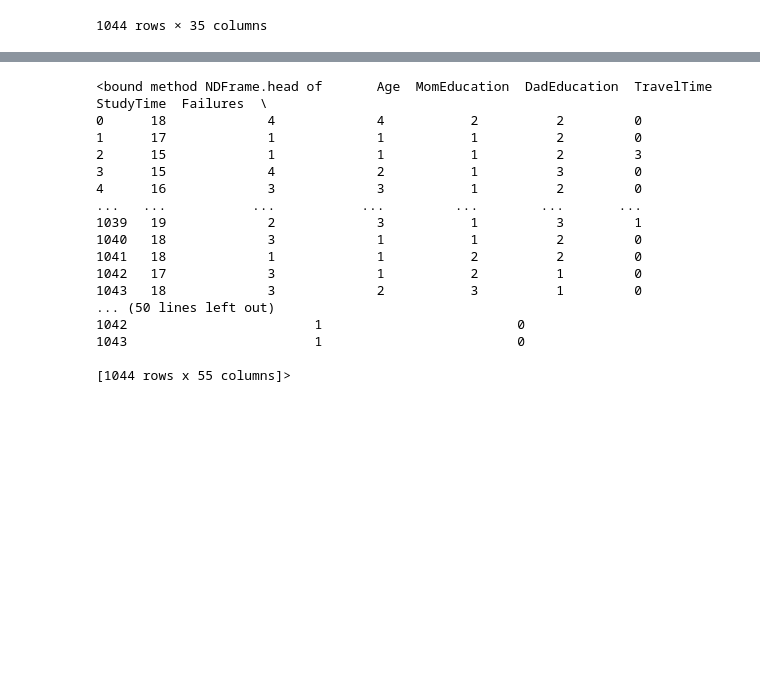
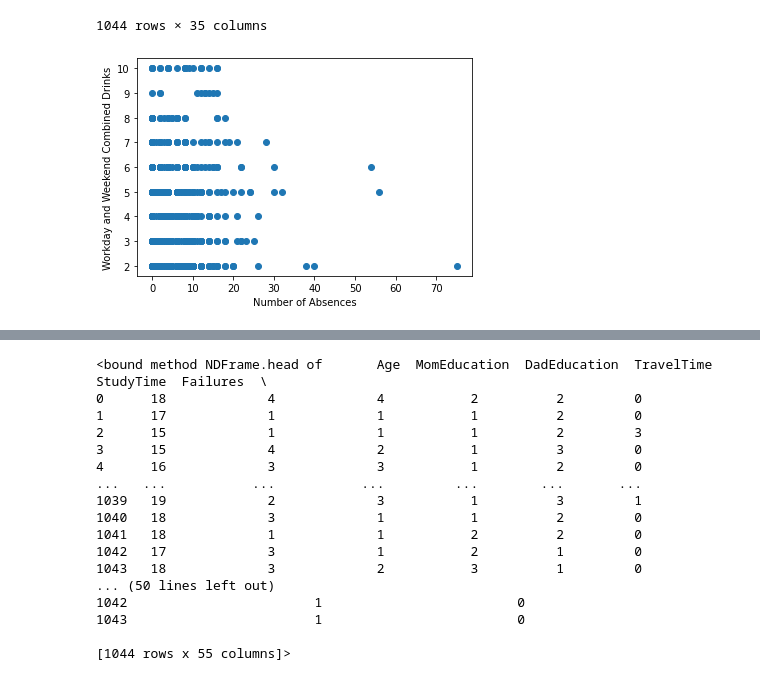
Before and after one commit to jaimiesj/health_outcomes, a Jupyter notebook: ML of Heavy Alcohol Consumption.ipynb, the cells around one changed output, grey strips where cells are left out. Saved outputs shown, nothing was run; the diff lists cells and outputs as text; code cells hidden in the pictures; blank space fills up the shorter version.

```diff
--- a/ML of Heavy Alcohol Consumption.ipynb
+++ b/ML of Heavy Alcohol Consumption.ipynb
@@ -158,3 +140,12 @@ consumption_df
 | 1042 | MS | M | 17 | U | LE3 | T | 3 | 1 | ... |
 | 1043 | MS | M | 18 | R | LE3 | T | 3 | 2 | ... |
 1044 rows × 35 columns
+# %%
+import matplotlib.pyplot as plt
+from sklearn.linear_model import LinearRegression
+plt.scatter(consumption_df.Absences, consumption_df.TotalDrinks)
+plt.xlabel('Number of Absences')
+plt.ylabel('Workday and Weekend Combined Drinks')
+plt.show()
+# %% [output]
+[figure, added]
```
Also changed, not shown: parts of 15 cells of this notebook, 1 other file.
